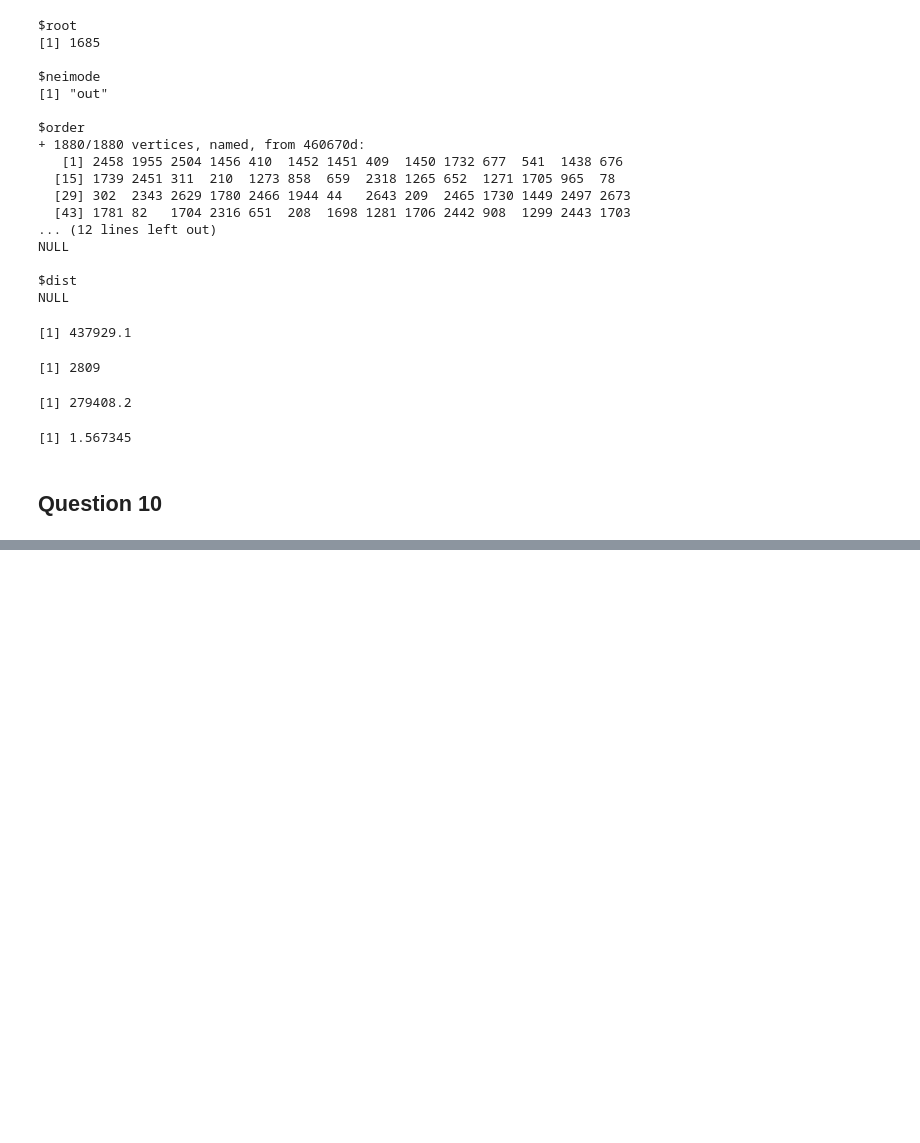
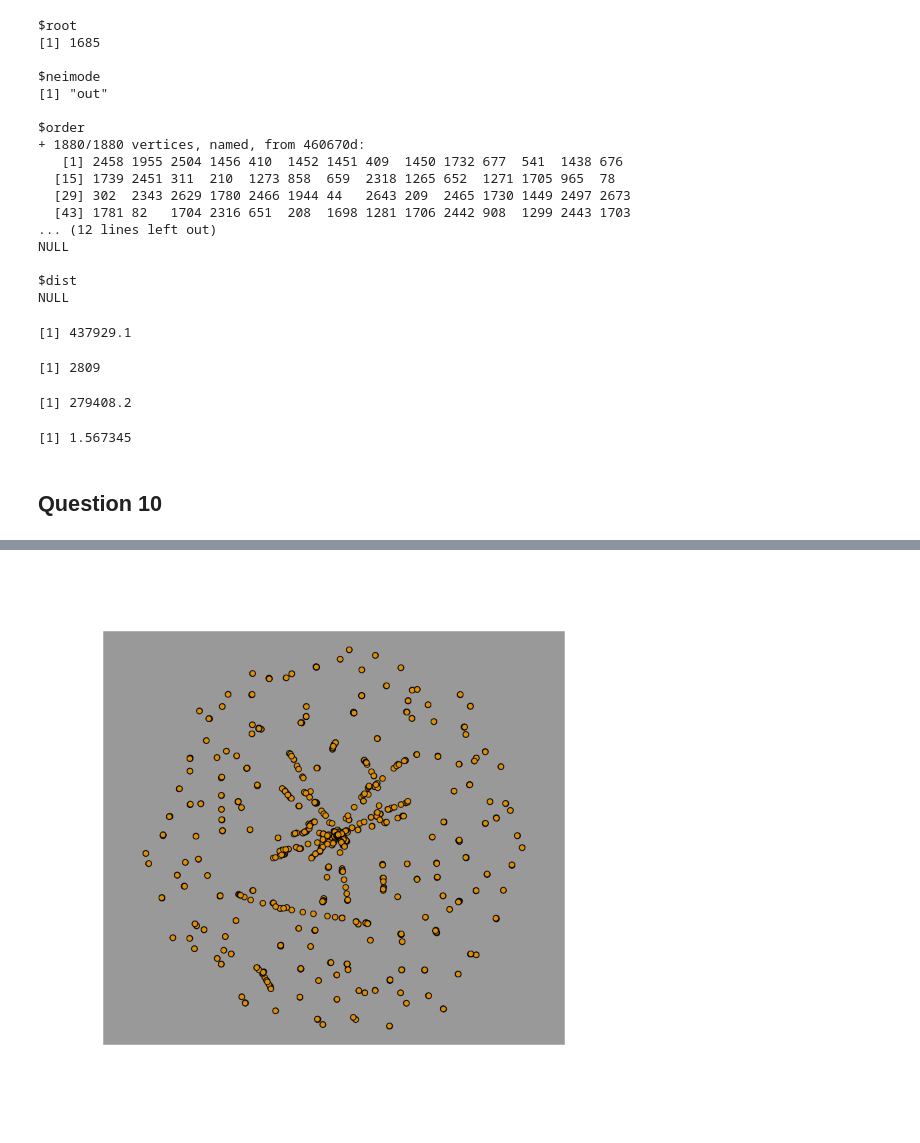
Before and after one commit to maithilibhide/ECE232, a Jupyter notebook: Project5/Uber_Graph.ipynb, the cells around one changed output, grey strips where cells are left out. Saved outputs shown, nothing was run; the diff lists cells and outputs as text; code cells hidden in the pictures; blank space fills up the shorter version.

```diff
--- a/Project5/Uber_Graph.ipynb
+++ b/Project5/Uber_Graph.ipynb
@@ -348,0 +352,4 @@ cost/optimal_cost
+# %%
+plot(trajectory, vertex.label=NA, vertex.size=3, edge.width=edge.betweenness(trajectory))
+# %% [output]
+[figure, added]
```
Also changed, not shown: parts of 5 cells of this notebook.
